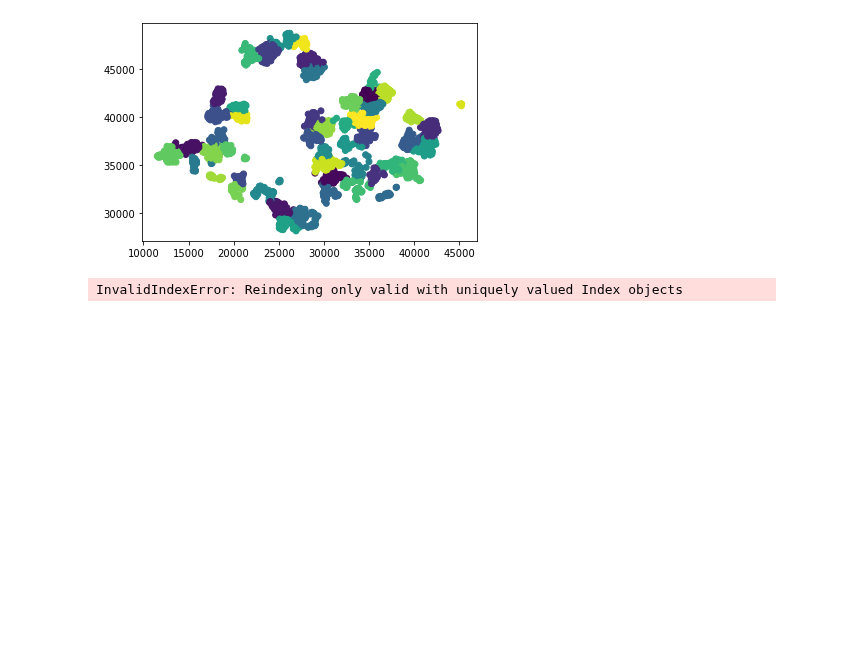
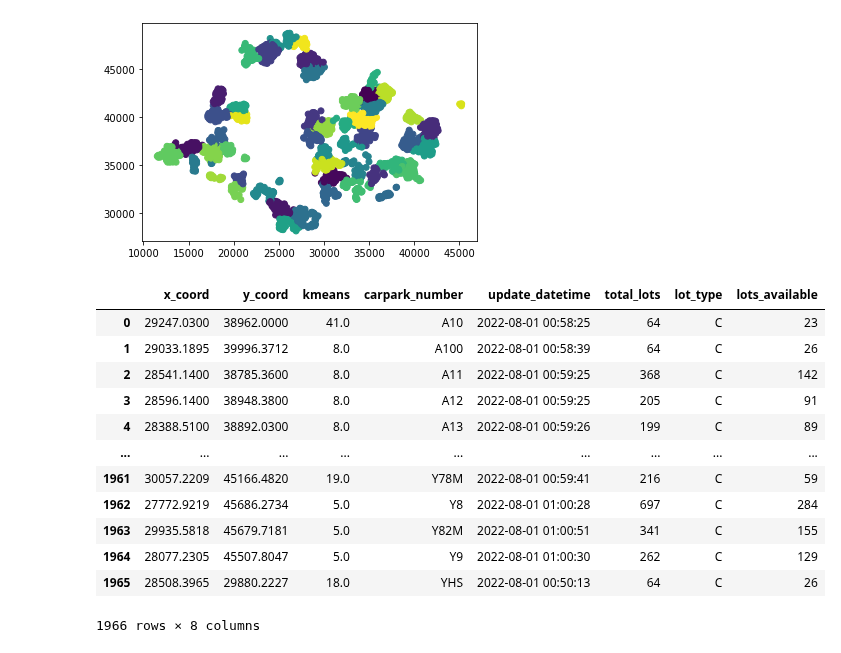
Before and after one commit to EthanWong2212/EE4211_Proj, a Jupyter notebook: part3.ipynb, the cells around one changed output. Saved outputs shown, nothing was run; the diff lists cells and outputs as text; code cells hidden in the pictures; blank space fills up the shorter version.

Commit message:
Merge dataframes on carpark number

```diff
--- a/part3.ipynb
+++ b/part3.ipynb
@@ -227,6 +227,23 @@ plt.show()
 [figure]
 # %%
 df = df[["car_park_no","x_coord","y_coord","kmeans"]]
-pd.concat([df.set_index('car_park_no'),data.set_index('carpark_number')], axis=1, join='outer')
-# %% [output]
-InvalidIndexError: Reindexing only valid with uniquely valued Index objects
+# %%
+
+def merge_on_col(df1,df2,col1,col2):
+    return pd.merge(df1, df2, left_on=col1, right_on=col2, how='right').drop(col1, axis=1)
+# %%
+merge_on_col(df,data,"car_park_no","carpark_number")
+# %% [output]
+|  | x_coord | y_coord | kmeans | carpark_number | update_datetime | total_lots | lot_type | lots_available |
+| 0 | 29247.0300 | 38962.0000 | 41.0 | A10 | 2022-08-01 00:58:25 | 64 | C | 23 |
+| 1 | 29033.1895 | 39996.3712 | 8.0 | A100 | 2022-08-01 00:58:39 | 64 | C | 26 |
+| 2 | 28541.1400 | 38785.3600 | 8.0 | A11 | 2022-08-01 00:59:25 | 368 | C | 142 |
+| 3 | 28596.1400 | 38948.3800 | 8.0 | A12 | 2022-08-01 00:59:25 | 205 | C | 91 |
+| 4 | 28388.5100 | 38892.0300 | 8.0 | A13 | 2022-08-01 00:59:26 | 199 | C | 89 |
+| ... | ... | ... | ... | ... | ... | ... | ... | ... |
+| 1961 | 30057.2209 | 45166.4820 | 19.0 | Y78M | 2022-08-01 00:59:41 | 216 | C | 59 |
+| 1962 | 27772.9219 | 45686.2734 | 5.0 | Y8 | 2022-08-01 01:00:28 | 697 | C | 284 |
+| 1963 | 29935.5818 | 45679.7181 | 5.0 | Y82M | 2022-08-01 01:00:51 | 341 | C | 155 |
+| 1964 | 28077.2305 | 45507.8047 | 5.0 | Y9 | 2022-08-01 01:00:30 | 262 | C | 129 |
+| 1965 | 28508.3965 | 29880.2227 | 18.0 | YHS | 2022-08-01 00:50:13 | 64 | C | 26 |
+1966 rows × 8 columns
```
